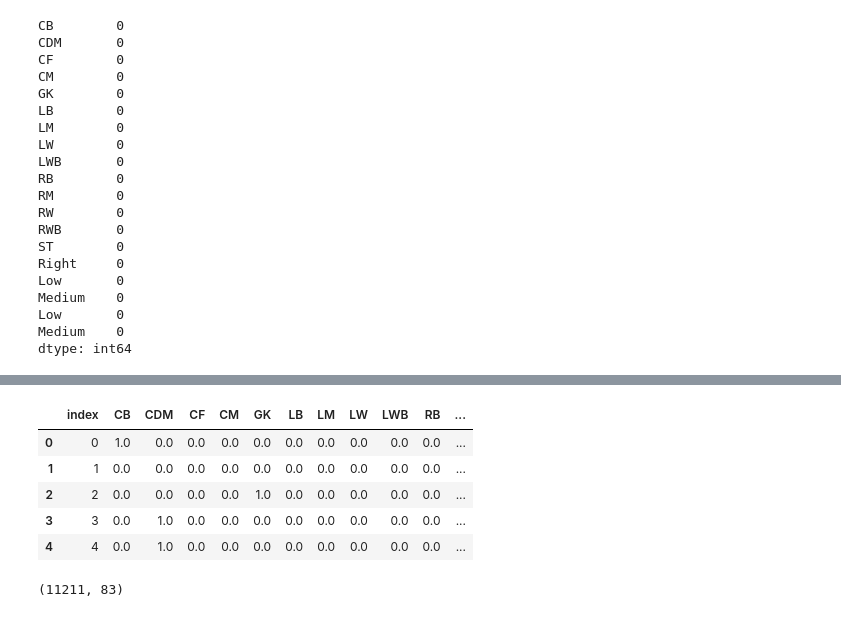
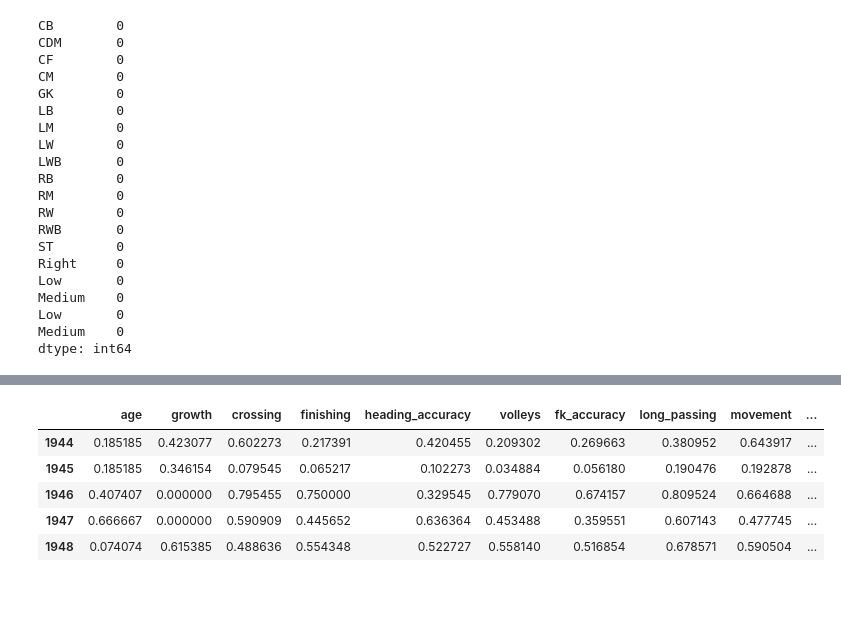
Before and after one commit to lleonrivero/Fifa, a Jupyter notebook: Fifa.ipynb, the cells around one changed output, grey strips where cells are left out. Cells and saved outputs as stored; diff of their text form; code cells hidden in the pictures.

```diff
--- a/Fifa.ipynb
+++ b/Fifa.ipynb
@@ -287,8 +302,8 @@ y.shape
 from sklearn.preprocessing import MinMaxScaler # do not use the function Normalise() - it does something entirely different
 from sklearn.preprocessing import StandardScaler
 
-transformer = MinMaxScaler().fit(X_num)
-X_norm = transformer.transform(X_num)
+transformer1 = MinMaxScaler().fit(X_num)
+X_norm = transformer1.transform(X_num)
 print(X_norm.shape)
 X_norm
 pd.DataFrame(X_norm, columns=X_num.columns).head()
@@ -945,0 +901,8 @@ X_norm_numval.head()
+# %%
+# transformer = MinMaxScaler().fit(X_numval) # Fitting is like training
+X_norm_numval = transformer1.transform(X_numval)
+X_norm_numval
+pd.DataFrame(X_norm_numval, columns=X_numval.columns).head()
+X_norm_numval = pd.DataFrame(X_norm_numval, columns=X_numval.columns)
+X_norm_numval.head()
+X_norm_numval.shape
@@ -1109,23 +1073,22 @@ catval1_norm.head()
 # %%
 #Resetting indexes
-X_norm_numval.reset_index().head()
-catval1_norm.reset_index().head()
-catval2_num.reset_index().head()
+# X_norm_numval.reset_index().head()
+# catval1_norm.reset_index().head()
+# catval2_num.reset_index().head()
-# %% [output]
-|  | index | CB | CDM | CF | CM | GK | LB | LM | LW | LWB | RB | ... |
-| 0 | 0 | 1.0 | 0.0 | 0.0 | 0.0 | 0.0 | 0.0 | 0.0 | 0.0 | 0.0 | 0.0 | ... |
-| 1 | 1 | 0.0 | 0.0 | 0.0 | 0.0 | 0.0 | 0.0 | 0.0 | 0.0 | 0.0 | 0.0 | ... |
-| 2 | 2 | 0.0 | 0.0 | 0.0 | 0.0 | 1.0 | 0.0 | 0.0 | 0.0 | 0.0 | 0.0 | ... |
-| 3 | 3 | 0.0 | 1.0 | 0.0 | 0.0 | 0.0 | 0.0 | 0.0 | 0.0 | 0.0 | 0.0 | ... |
-| 4 | 4 | 0.0 | 1.0 | 0.0 | 0.0 | 0.0 | 0.0 | 0.0 | 0.0 | 0.0 | 0.0 | ... |
 # %%
 # Concatenating all datasets:
     # X_norm = original numerical values after scaling with MinMaxScaler
     # cat2 = categorical values converted into numerical ones with OneHotEncoder (0,1)
     # cat1_norm = categorical values converted into numerical ones and normalized with MinMaxScaler
 
 X_numval = pd.concat([X_norm_numval, catval2_num, catval1_norm], axis=1)
-X_numval.head()
-X_numval.shape
+#X_numval.reset_index()
+X_numval.tail()
+#X_numval.dtypes
 # %% [output]
-(11211, 83)
+|  | age | growth | crossing | finishing | heading_accuracy | volleys | fk_accuracy | long_passing | movement | ... |
+| 1944 | 0.185185 | 0.423077 | 0.602273 | 0.217391 | 0.420455 | 0.209302 | 0.269663 | 0.380952 | 0.643917 | ... |
+| 1945 | 0.185185 | 0.346154 | 0.079545 | 0.065217 | 0.102273 | 0.034884 | 0.056180 | 0.190476 | 0.192878 | ... |
+| 1946 | 0.407407 | 0.000000 | 0.795455 | 0.750000 | 0.329545 | 0.779070 | 0.674157 | 0.809524 | 0.664688 | ... |
+| 1947 | 0.666667 | 0.000000 | 0.590909 | 0.445652 | 0.636364 | 0.453488 | 0.359551 | 0.607143 | 0.477745 | ... |
+| 1948 | 0.074074 | 0.615385 | 0.488636 | 0.554348 | 0.522727 | 0.558140 | 0.516854 | 0.678571 | 0.590504 | ... |
```
Also changed, not shown: parts of 27 cells of this notebook.
